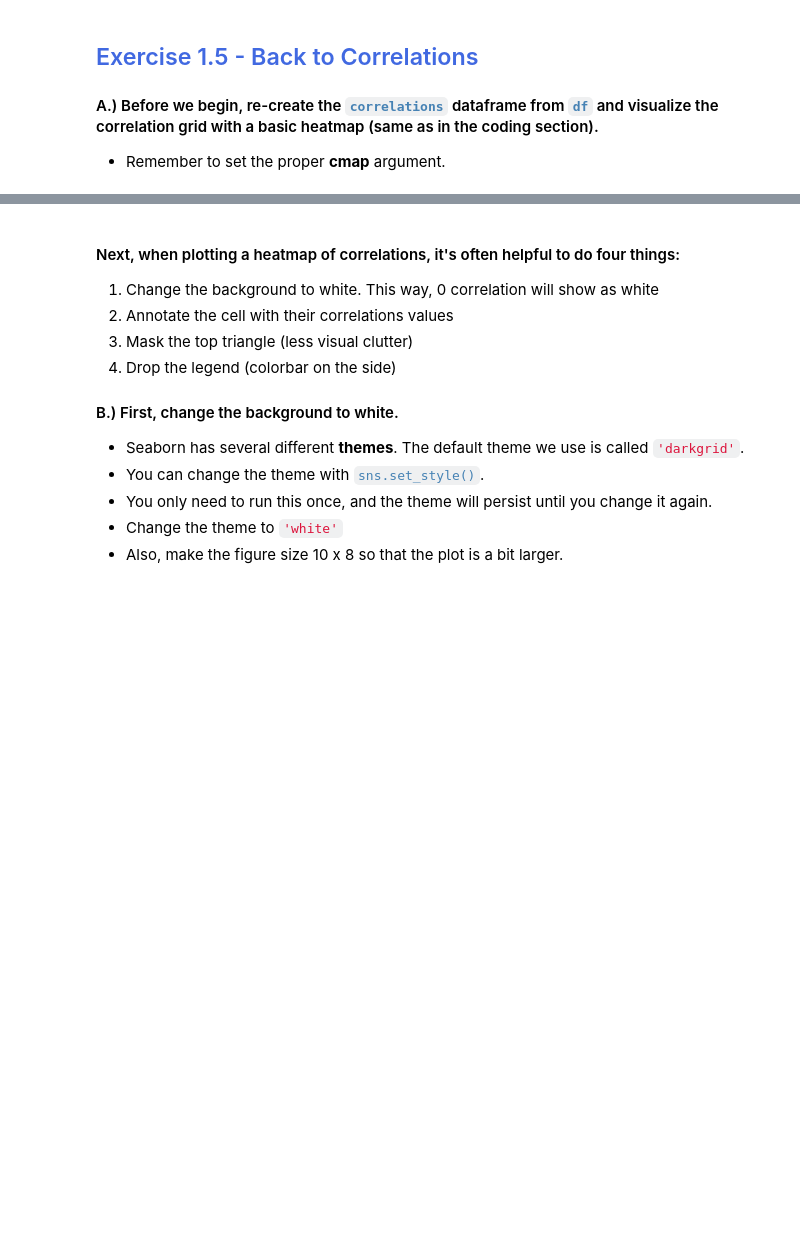
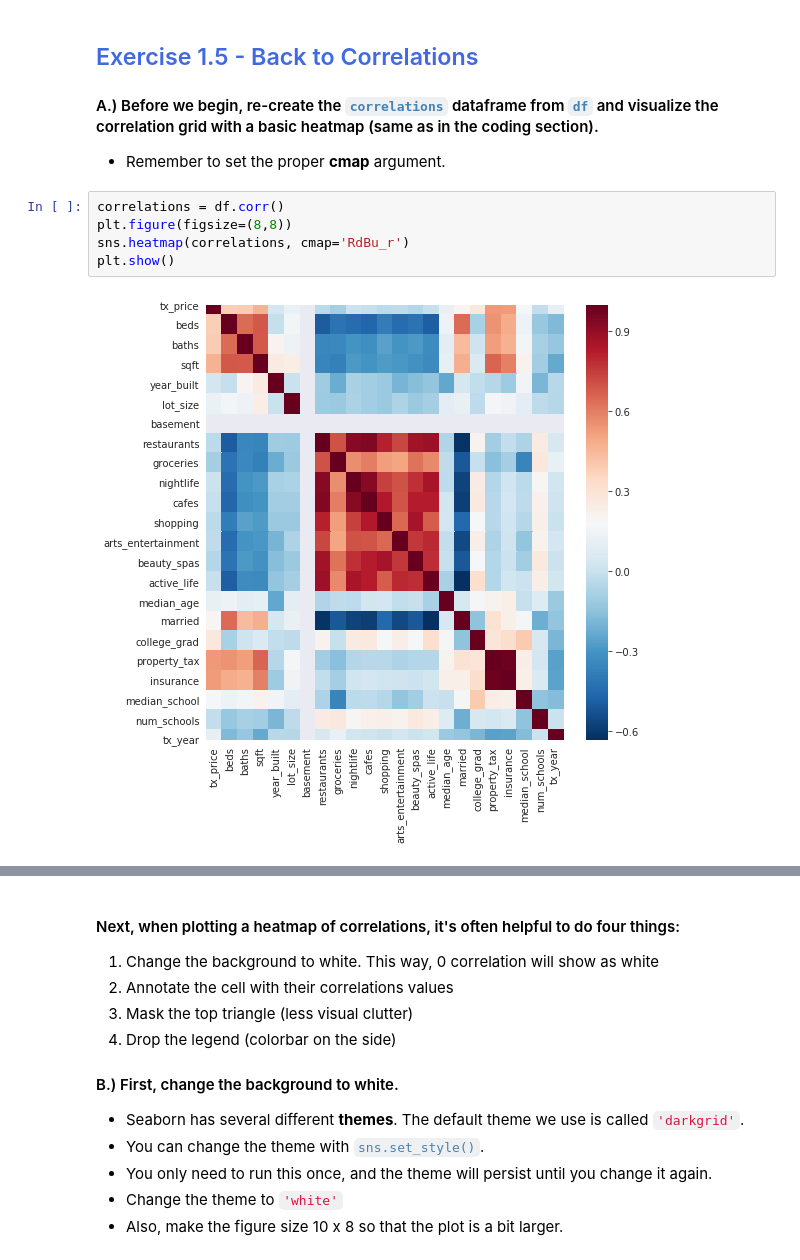
Before and after one commit to cedricsoares/elite_data_science, a Jupyter notebook: 1 - Workbook - Exploratory Analysis.ipynb, the cells around one changed output, grey strips where cells are left out. Cells and saved outputs as stored; diff of their text form; blank space fills up the shorter version.

```diff
--- a/1 - Workbook - Exploratory Analysis.ipynb
+++ b/1 - Workbook - Exploratory Analysis.ipynb
@@ -496,6 +572,13 @@ As we saw in the Coding Section, on average, single family homes are more expens
 
 #### A.) Before we begin, re-create the <code style="color:steelblue">correlations</code> dataframe from <code style="color:steelblue">df</code> and visualize the correlation grid with a basic heatmap (same as in the coding section).
 * Remember to set the proper **cmap** argument.
+# %%
+correlations = df.corr()
+plt.figure(figsize=(8,8))
+sns.heatmap(correlations, cmap='RdBu_r')
+plt.show()
+# %% [output]
+[figure, added]
 # %% [markdown]
 <strong style="color:RoyalBlue">Expected output:</strong>
 <img src="embedded-picture-1">
```
Also changed, not shown: parts of 16 cells of this notebook.
